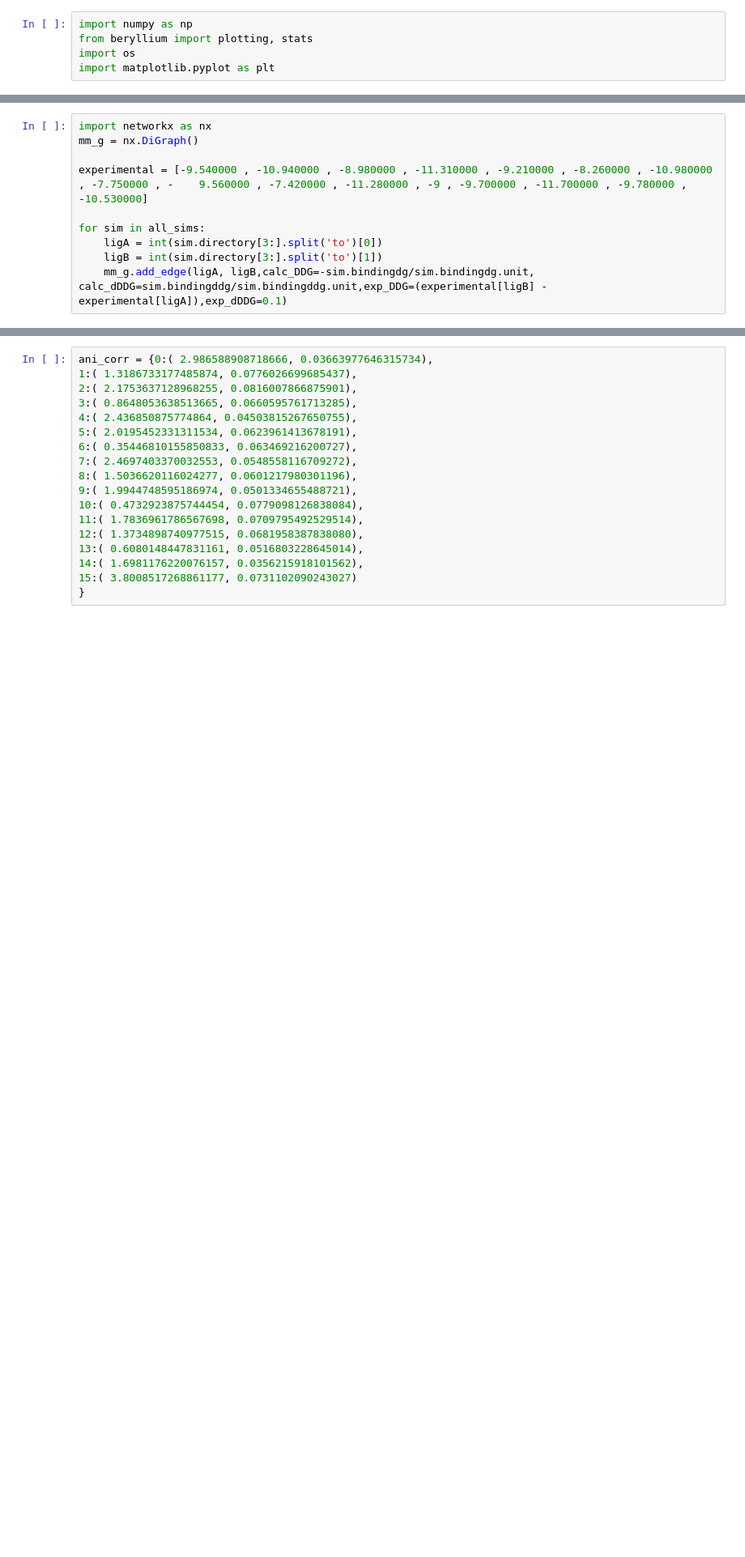
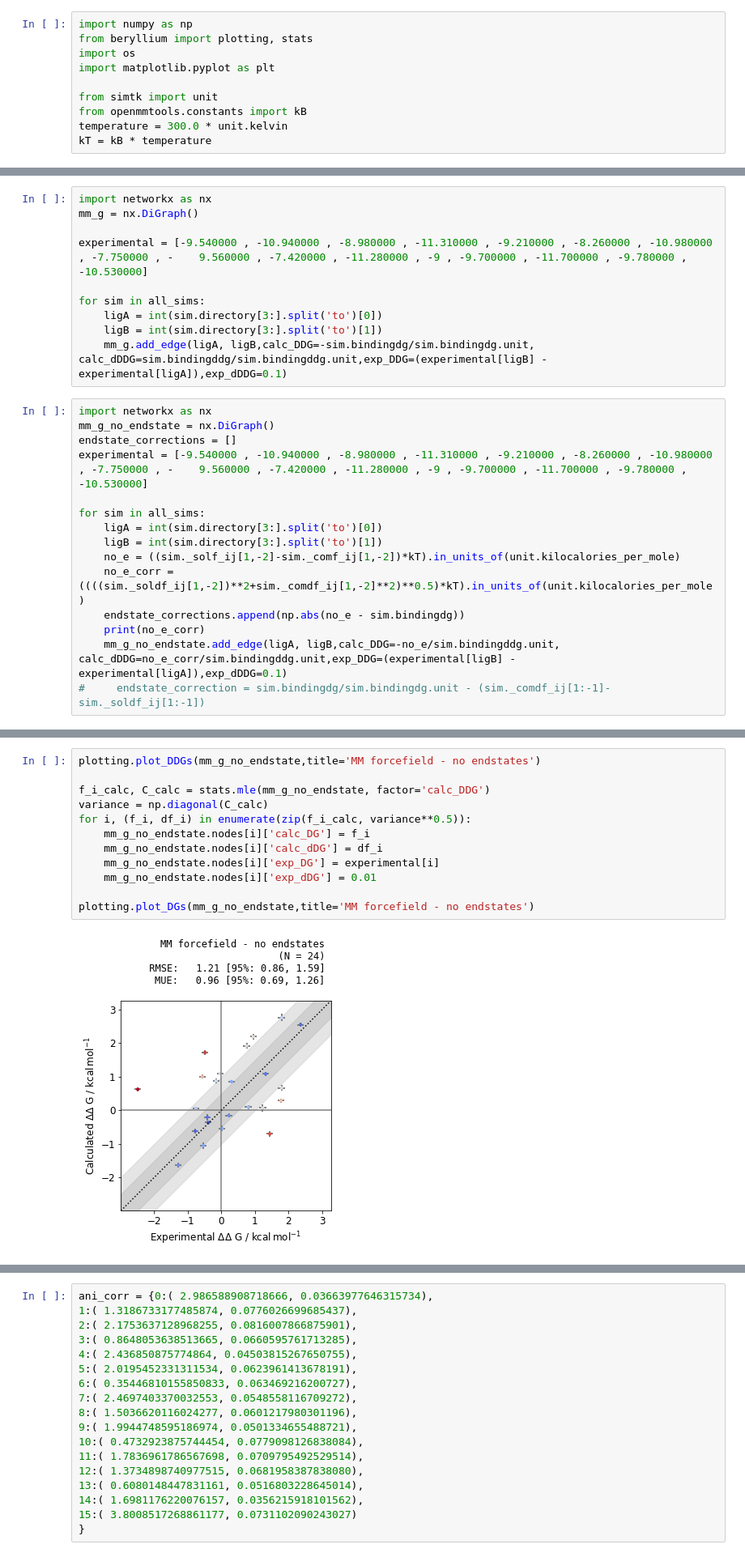
Before and after one commit to choderalab/nn-endstates, a Jupyter notebook: tyk2_hrestraints/Tyk2.ipynb, the cells around one changed output, grey strips where cells are left out. Shown at 81% size. Saved outputs shown, nothing was run; the diff lists cells and outputs as text; blank space fills up the shorter version.

Commit message:
calculating endstate corrections

```diff
--- a/tyk2_hrestraints/Tyk2.ipynb
+++ b/tyk2_hrestraints/Tyk2.ipynb
@@ -3,6 +3,11 @@ import numpy as np
 from beryllium import plotting, stats
 import os
 import matplotlib.pyplot as plt
+
+from simtk import unit
+from openmmtools.constants import kB
+temperature = 300.0 * unit.kelvin
+kT = kB * temperature
 # %%
 all_sims = []
 
@@ -19,3 +24,18 @@ for sim in all_sims:
     ligA = int(sim.directory[3:].split('to')[0])
     ligB = int(sim.directory[3:].split('to')[1])
     mm_g.add_edge(ligA, ligB,calc_DDG=-sim.bindingdg/sim.bindingdg.unit, calc_dDDG=sim.bindingddg/sim.bindingddg.unit,exp_DDG=(experimental[ligB] - experimental[ligA]),exp_dDDG=0.1)
+# %%
+import networkx as nx
+mm_g_no_endstate = nx.DiGraph()
+endstate_corrections = []
+experimental = [-9.540000 , -10.940000 , -8.980000 , -11.310000 , -9.210000 , -8.260000 , -10.980000 , -7.750000 , -    9.560000 , -7.420000 , -11.280000 , -9 , -9.700000 , -11.700000 , -9.780000 , -10.530000]
+
+for sim in all_sims:
+    ligA = int(sim.directory[3:].split('to')[0])
+    ligB = int(sim.directory[3:].split('to')[1])
+    no_e = ((sim._solf_ij[1,-2]-sim._comf_ij[1,-2])*kT).in_units_of(unit.kilocalories_per_mole)
+    no_e_corr = ((((sim._soldf_ij[1,-2])**2+sim._comdf_ij[1,-2]**2)**0.5)*kT).in_units_of(unit.kilocalories_per_mole)
+    endstate_corrections.append(np.abs(no_e - sim.bindingdg))
+    print(no_e_corr)
+    mm_g_no_endstate.add_edge(ligA, ligB,calc_DDG=-no_e/sim.bindingddg.unit, calc_dDDG=no_e_corr/sim.bindingddg.unit,exp_DDG=(experimental[ligB] - experimental[ligA]),exp_dDDG=0.1)
+#     endstate_correction = sim.bindingdg/sim.bindingdg.unit - (sim._comdf_ij[1:-1]-sim._soldf_ij[1:-1])
@@ -35,3 +72,17 @@ plotting.plot_DGs(mm_g,title='MM forcefield')
 # %% [output]
 [figure]
 [figure]
+# %%
+plotting.plot_DDGs(mm_g_no_endstate,title='MM forcefield - no endstates')
+
+f_i_calc, C_calc = stats.mle(mm_g_no_endstate, factor='calc_DDG')
+variance = np.diagonal(C_calc)
+for i, (f_i, df_i) in enumerate(zip(f_i_calc, variance**0.5)):
+    mm_g_no_endstate.nodes[i]['calc_DG'] = f_i
+    mm_g_no_endstate.nodes[i]['calc_dDG'] = df_i
+    mm_g_no_endstate.nodes[i]['exp_DG'] = experimental[i]
+    mm_g_no_endstate.nodes[i]['exp_dDG'] = 0.01
+
+plotting.plot_DGs(mm_g_no_endstate,title='MM forcefield - no endstates')
+# %% [output]
+[figure, added]
```
Also changed, not shown: parts of 7 cells of this notebook.
